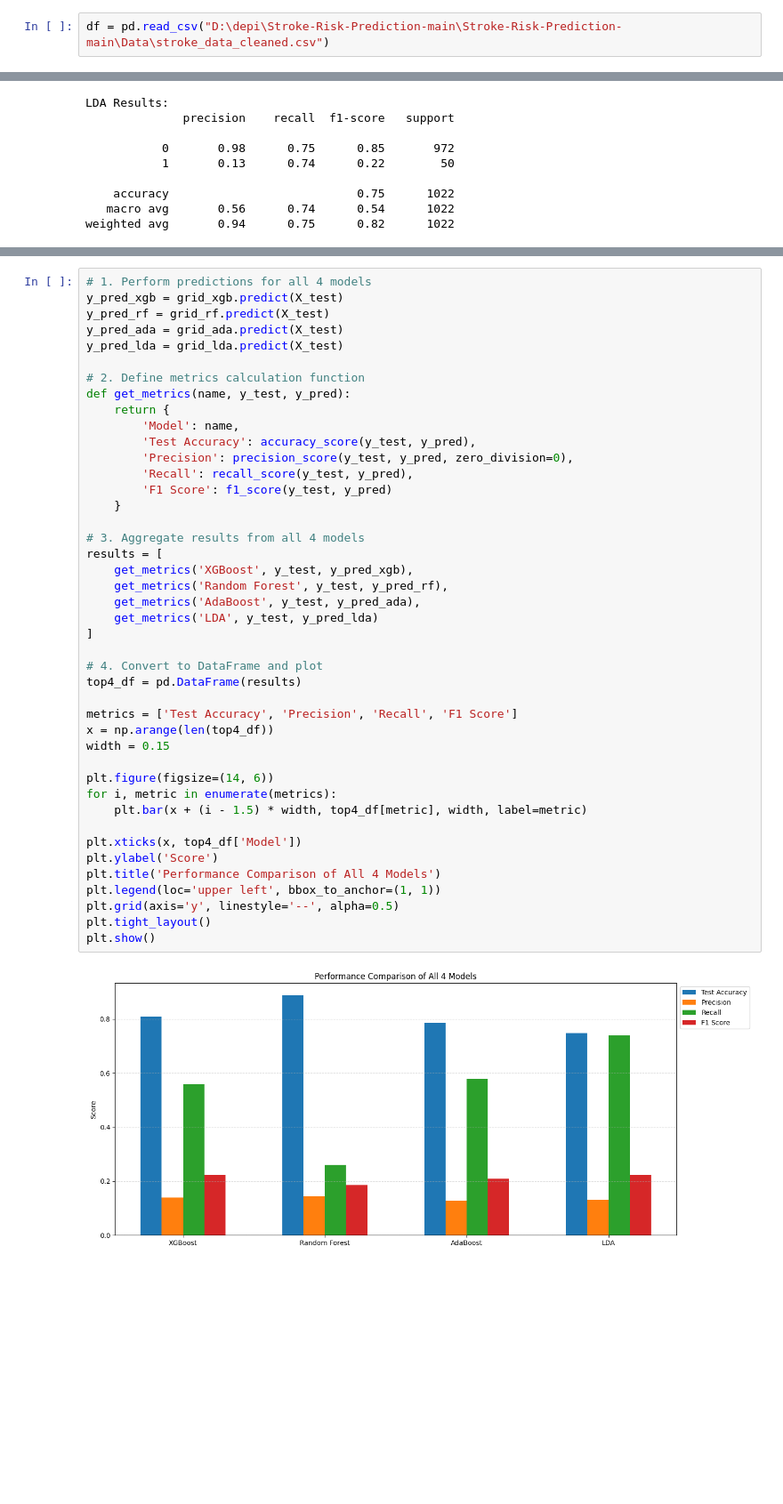
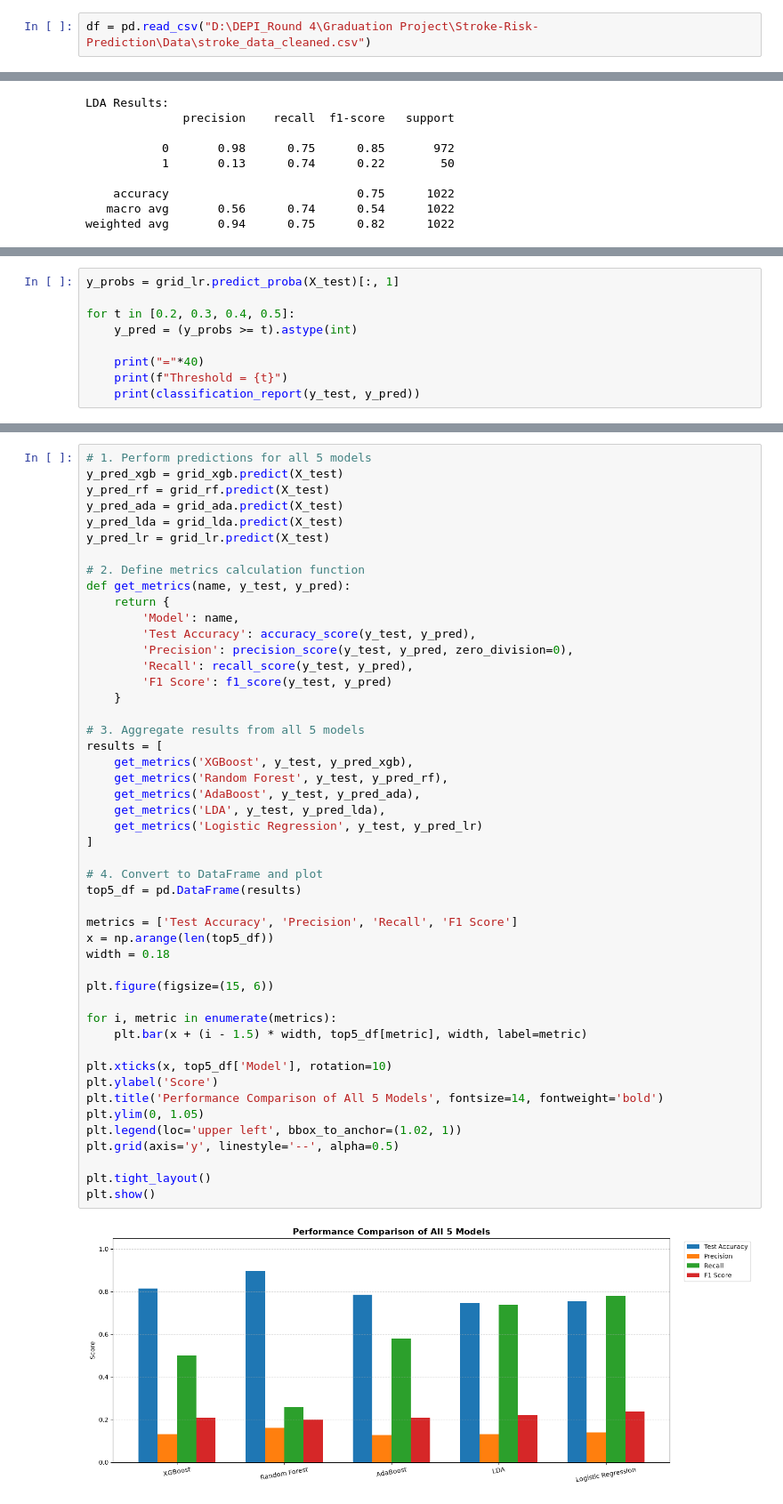
Before and after one commit to Moaz-Hassanein/Stroke-Risk-Prediction, a Jupyter notebook: Notebooks/4_Model_Development.ipynb, the cells around one changed output, grey strips where cells are left out. Shown at 89% size. Drawn from its saved outputs; the diff is of its cells as text; blank space fills up the shorter version.

```diff
--- a/Notebooks/4_Model_Development.ipynb
+++ b/Notebooks/4_Model_Development.ipynb
@@ -32,7 +32,7 @@ warnings.filterwarnings('ignore')
 # %% [markdown]
 ### EXPORT THE CLEANED DATASET
 # %%
-df = pd.read_csv("D:\depi\Stroke-Risk-Prediction-main\Stroke-Risk-Prediction-main\Data\stroke_data_cleaned.csv")
+df = pd.read_csv("D:\DEPI_Round 4\Graduation Project\Stroke-Risk-Prediction\Data\stroke_data_cleaned.csv")
 # %% [markdown]
 ### One-Hot Encoding
 # %%
@@ -299,0 +354,9 @@ weighted avg       0.94      0.75      0.82      1022
+# %%
+y_probs = grid_lr.predict_proba(X_test)[:, 1]
+
+for t in [0.2, 0.3, 0.4, 0.5]:
+    y_pred = (y_probs >= t).astype(int)
+
+    print("="*40)
+    print(f"Threshold = {t}")
+    print(classification_report(y_test, y_pred))
@@ -350,48 +452,53 @@ plt.show()
 - Aggregating core evaluation metrics (Accuracy, Precision, Recall, and F1-Score) for all 4 models.
 - Visualizing results using grouped bar charts and heatmaps to compare overall classification stability.
 # %%
-# 1. Perform predictions for all 4 models
+# 1. Perform predictions for all 5 models
 y_pred_xgb = grid_xgb.predict(X_test)
 y_pred_rf = grid_rf.predict(X_test)
 y_pred_ada = grid_ada.predict(X_test)
 y_pred_lda = grid_lda.predict(X_test)
+y_pred_lr = grid_lr.predict(X_test)
 
 # 2. Define metrics calculation function
 def get_metrics(name, y_test, y_pred):
     return {
         'Model': name,
         'Test Accuracy': accuracy_score(y_test, y_pred),
         'Precision': precision_score(y_test, y_pred, zero_division=0),
         'Recall': recall_score(y_test, y_pred),
         'F1 Score': f1_score(y_test, y_pred)
     }
 
-# 3. Aggregate results from all 4 models
+# 3. Aggregate results from all 5 models
 results = [
     get_metrics('XGBoost', y_test, y_pred_xgb),
     get_metrics('Random Forest', y_test, y_pred_rf),
     get_metrics('AdaBoost', y_test, y_pred_ada),
-    get_metrics('LDA', y_test, y_pred_lda)
+    get_metrics('LDA', y_test, y_pred_lda),
+    get_metrics('Logistic Regression', y_test, y_pred_lr)
 ]
 
 # 4. Convert to DataFrame and plot
-top4_df = pd.DataFrame(results)
+top5_df = pd.DataFrame(results)
 
 metrics = ['Test Accuracy', 'Precision', 'Recall', 'F1 Score']
-x = np.arange(len(top4_df))
-width = 0.15
+x = np.arange(len(top5_df))
+width = 0.18
 
-plt.figure(figsize=(14, 6))
+plt.figure(figsize=(15, 6))
+
 for i, metric in enumerate(metrics):
-    plt.bar(x + (i - 1.5) * width, top4_df[metric], width, label=metric)
+    plt.bar(x + (i - 1.5) * width, top5_df[metric], width, label=metric)
 
-plt.xticks(x, top4_df['Model'])
+plt.xticks(x, top5_df['Model'], rotation=10)
 plt.ylabel('Score')
-plt.title('Performance Comparison of All 4 Models')
-plt.legend(loc='upper left', bbox_to_anchor=(1, 1))
+plt.title('Performance Comparison of All 5 Models', fontsize=14, fontweight='bold')
+plt.ylim(0, 1.05)
+plt.legend(loc='upper left', bbox_to_anchor=(1.02, 1))
 plt.grid(axis='y', linestyle='--', alpha=0.5)
+
 plt.tight_layout()
 plt.show()
 # %% [output]
-[figure, old version]
+[figure, new version]
 # %% [markdown]
```
Also changed, not shown: parts of 24 cells of this notebook, 2 other files.
